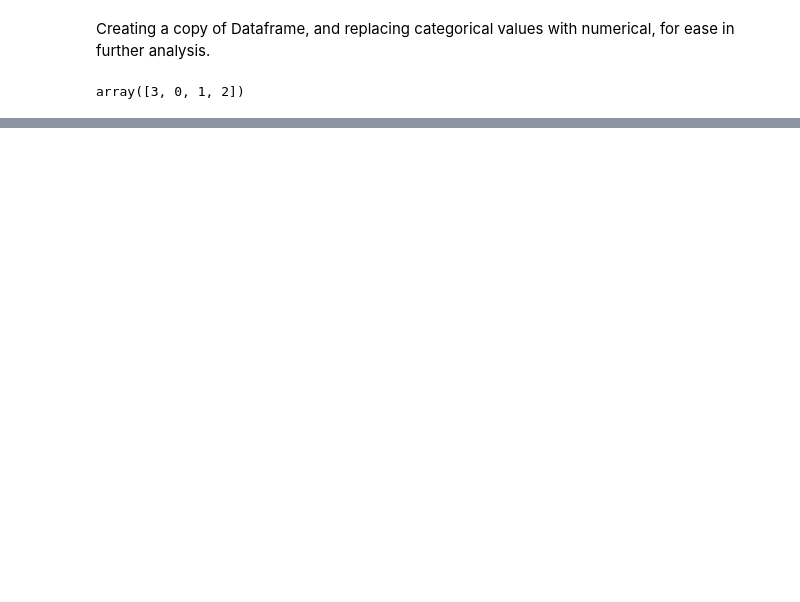
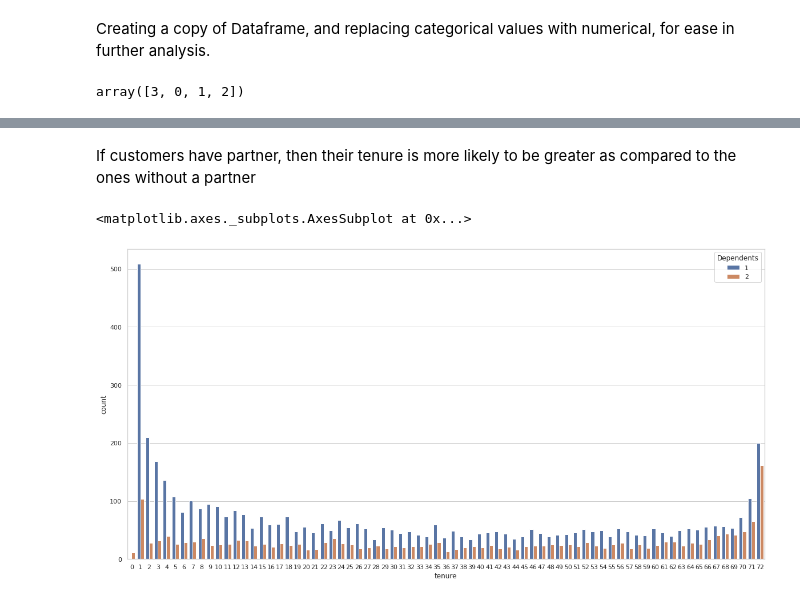
Before and after one commit to akhil14shukla/IME672A-Extras, a Jupyter notebook: main.ipynb, the cells around one changed output, grey strips where cells are left out. Drawn from its saved outputs; the diff is of its cells as text; code cells hidden in the pictures; blank space fills up the shorter version.

```diff
--- a/main.ipynb
+++ b/main.ipynb
@@ -222,0 +183,9 @@ Observations from the above heatmap: <br>
+# %% [markdown]
+If customers have partner, then their tenure is more likely to be greater as compared to the ones without a partner
+# %%
+plt.figure(figsize=(20,10))
+sns.set(style="whitegrid")
+sns.countplot(df['tenure'], hue = df["Dependents"])
+# %% [output]
+<matplotlib.axes._subplots.AxesSubplot at 0x...>
+[figure, added]
```
Also changed, not shown: parts of 21 cells of this notebook.
